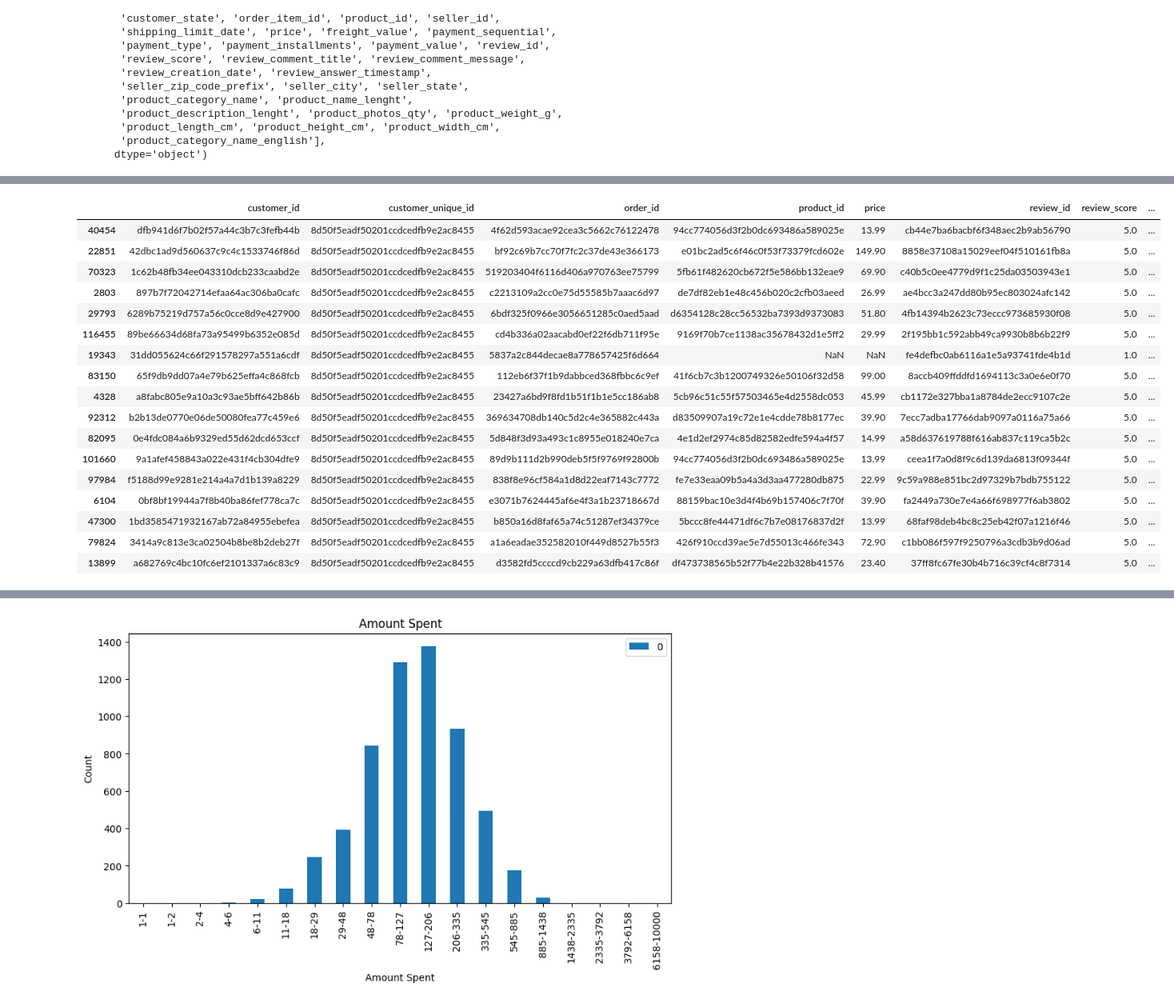
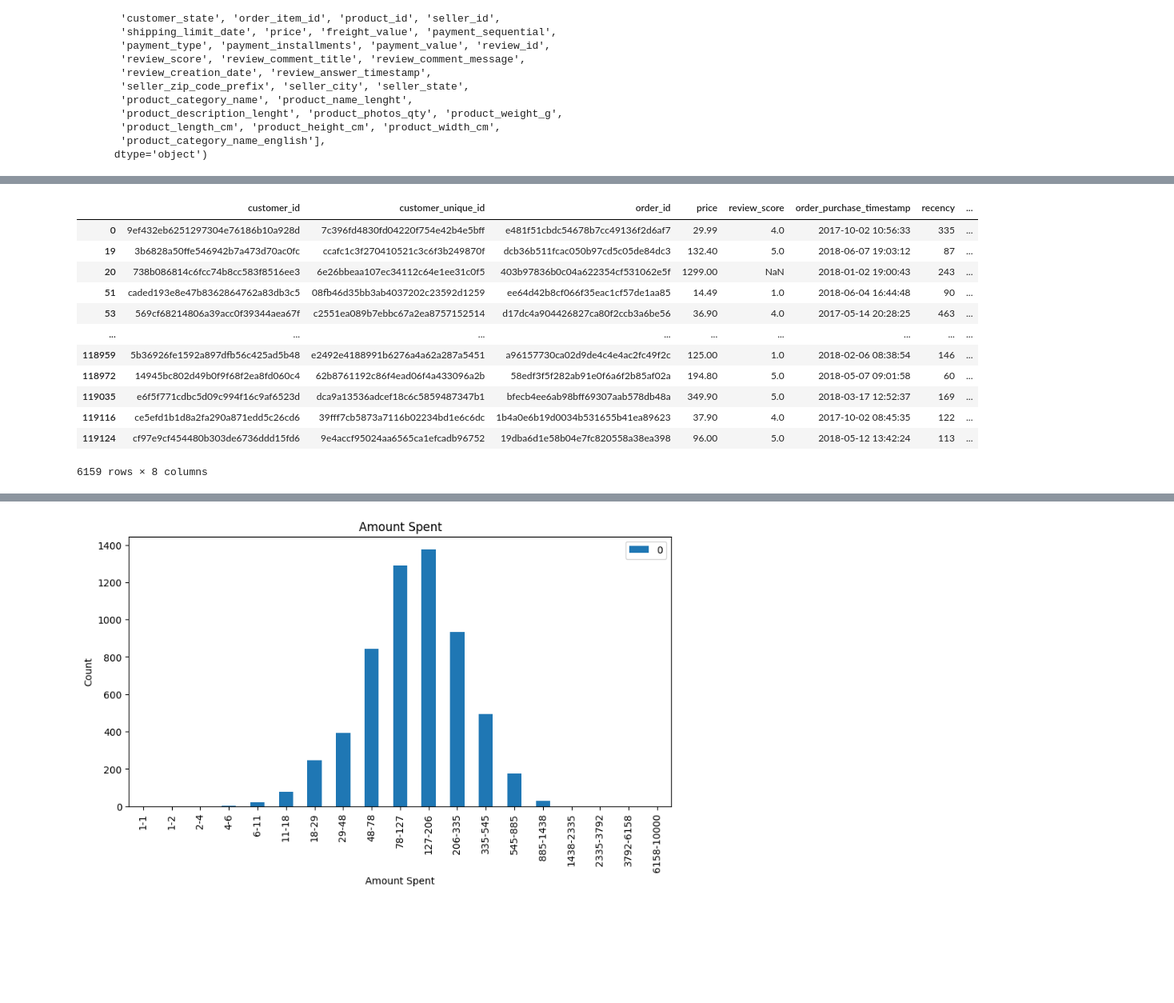
Before and after one commit to ThomasMeb/Projet_4, a Jupyter notebook: Mebarki_Thomas_notebook_exploration_022023.ipynb, the cells around one changed output, grey strips where cells are left out. Shown: that part at 80% size. Cells and saved outputs as stored; diff of their text form; code cells hidden in the pictures; blank space fills up the shorter version.

```diff
--- a/Mebarki_Thomas_notebook_exploration_022023.ipynb
+++ b/Mebarki_Thomas_notebook_exploration_022023.ipynb
@@ -325,2 +282,0 @@ df.drop(labels=['payment_sequential', 'order_item_id'], axis=1, inplace=True)
-# %%
-df.drop_duplicates(inplace=True)
@@ -371,4 +282,0 @@ df.loc[df['price'].isnull()].shape
-# %%
-df['order_purchase_timestamp'] = pd.to_datetime(data['order_purchase_timestamp'])
-# %%
-df.sort_values(by='customer_unique_id', inplace=True)
@@ -406,2 +283,7 @@ Name: customer_unique_id, Length: 96096, dtype: int64
+# %%
+#convert recency to datetime
+df['recency'] = pd.to_datetime(df['recency'])
+#to days
+df['recency'] = (df['recency'].max() - df['recency']).dt.days
 # %%
 df['frequency'] = df.groupby('customer_unique_id')['customer_unique_id'].transform('count')
@@ -424,21 +290,16 @@ df
 # %%
-df.loc[df['frequency']==17]
+df.loc[df['frequency']>1]
 # %% [output]
-|  | customer_id | customer_unique_id | order_id | product_id | price | review_id | review_score | ... |
-| 40454 | dfb941d6f7b02f57a44c3b7c3fefb44b | 8d50f5eadf50201ccdcedfb9e2ac8455 | 4f62d593acae92cea3c5662c76122478 | 94cc774056d3f2b0dc693486a589025e | 13.99 | cb44e7ba6bacbf6f348aec2b9ab56790 | 5.0 | ... |
-| 22851 | 42dbc1ad9d560637c9c4c1533746f86d | 8d50f5eadf50201ccdcedfb9e2ac8455 | bf92c69b7cc70f7fc2c37de43e366173 | e01bc2ad5c6f46c0f53f73379fcd602e | 149.90 | 8858e37108a15029eef04f510161fb8a | 5.0 | ... |
-| 70323 | 1c62b48fb34ee043310dcb233caabd2e | 8d50f5eadf50201ccdcedfb9e2ac8455 | 519203404f6116d406a970763ee75799 | 5fb61f482620cb672f5e586bb132eae9 | 69.90 | c40b5c0ee4779d9f1c25da03503943e1 | 5.0 | ... |
-| 2803 | 897b7f72042714efaa64ac306ba0cafc | 8d50f5eadf50201ccdcedfb9e2ac8455 | c2213109a2cc0e75d55585b7aaac6d97 | de7df82eb1e48c456b020c2cfb03aeed | 26.99 | ae4bcc3a247dd80b95ec803024afc142 | 5.0 | ... |
-| 29793 | 6289b75219d757a56c0cce8d9e427900 | 8d50f5eadf50201ccdcedfb9e2ac8455 | 6bdf325f0966e3056651285c0aed5aad | d6354128c28cc56532ba7393d9373083 | 51.80 | 4fb14394b2623c73eccc973685930f08 | 5.0 | ... |
-| 116455 | 89be66634d68fa73a95499b6352e085d | 8d50f5eadf50201ccdcedfb9e2ac8455 | cd4b336a02aacabd0ef22f6db711f95e | 9169f70b7ce1138ac35678432d1e5ff2 | 29.99 | 2f195bb1c592abb49ca9930b8b6b22f9 | 5.0 | ... |
-| 19343 | 31dd055624c66f291578297a551a6cdf | 8d50f5eadf50201ccdcedfb9e2ac8455 | 5837a2c844decae8a778657425f6d664 | NaN | NaN | fe4defbc0ab6116a1e5a93741fde4b1d | 1.0 | ... |
-| 83150 | 65f9db9dd07a4e79b625effa4c868fcb | 8d50f5eadf50201ccdcedfb9e2ac8455 | 112eb6f37f1b9dabbced368fbbc6c9ef | 41f6cb7c3b1200749326e50106f32d58 | 99.00 | 8accb409ffddfd1694113c3a0e6e0f70 | 5.0 | ... |
-| 4328 | a8fabc805e9a10a3c93ae5bff642b86b | 8d50f5eadf50201ccdcedfb9e2ac8455 | 23427a6bd9f8fd1b51f1b1e5cc186ab8 | 5cb96c51c55f57503465e4d2558dc053 | 45.99 | cb1172e327bba1a8784de2ecc9107c2e | 5.0 | ... |
-| 92312 | b2b13de0770e06de50080fea77c459e6 | 8d50f5eadf50201ccdcedfb9e2ac8455 | 369634708db140c5d2c4e365882c443a | d83509907a19c72e1e4cdde78b8177ec | 39.90 | 7ecc7adba17766dab9097a0116a75a66 | 5.0 | ... |
-| 82095 | 0e4fdc084a6b9329ed55d62dcd653ccf | 8d50f5eadf50201ccdcedfb9e2ac8455 | 5d848f3d93a493c1c8955e018240e7ca | 4e1d2ef2974c85d82582edfe594a4f57 | 14.99 | a58d637619788f616ab837c119ca5b2c | 5.0 | ... |
-| 101660 | 9a1afef458843a022e431f4cb304dfe9 | 8d50f5eadf50201ccdcedfb9e2ac8455 | 89d9b111d2b990deb5f5f9769f92800b | 94cc774056d3f2b0dc693486a589025e | 13.99 | ceea1f7a0d8f9c6d139da6813f09344f | 5.0 | ... |
-| 97984 | f5188d99e9281e214a4a7d1b139a8229 | 8d50f5eadf50201ccdcedfb9e2ac8455 | 838f8e96cf584a1d8d22eaf7143c7772 | fe7e33eaa09b5a4a3d3aa477280db875 | 22.99 | 9c59a988e851bc2d97329b7bdb755122 | 5.0 | ... |
-| 6104 | 0bf8bf19944a7f8b40ba86fef778ca7c | 8d50f5eadf50201ccdcedfb9e2ac8455 | e3071b7624445af6e4f3a1b23718667d | 88159bac10e3d4f4b69b157406c7f70f | 39.90 | fa2449a730e7e4a66f698977f6ab3802 | 5.0 | ... |
-| 47300 | 1bd3585471932167ab72a84955ebefea | 8d50f5eadf50201ccdcedfb9e2ac8455 | b850a16d8faf65a74c51287ef34379ce | 5bccc8fe44471df6c7b7e08176837d2f | 13.99 | 68faf98deb4bc8c25eb42f07a1216f46 | 5.0 | ... |
-| 79824 | 3414a9c813e3ca02504b8be8b2deb27f | 8d50f5eadf50201ccdcedfb9e2ac8455 | a1a6eadae352582010f449d8527b55f3 | 426f910ccd39ae5e7d55013c466fe343 | 72.90 | c1bb086f597f9250796a3cdb3b9d06ad | 5.0 | ... |
-| 13899 | a682769c4bc10fc6ef2101337a6c83c9 | 8d50f5eadf50201ccdcedfb9e2ac8455 | d3582fd5ccccd9cb229a63dfb417c86f | df473738565b52f77b4e22b328b41576 | 23.40 | 37ff8fc67fe30b4b716c39cf4c8f7314 | 5.0 | ... |
+|  | customer_id | customer_unique_id | order_id | price | review_score | order_purchase_timestamp | recency | ... |
+| 0 | 9ef432eb6251297304e76186b10a928d | 7c396fd4830fd04220f754e42b4e5bff | e481f51cbdc54678b7cc49136f2d6af7 | 29.99 | 4.0 | 2017-10-02 10:56:33 | 335 | ... |
+| 19 | 3b6828a50ffe546942b7a473d70ac0fc | ccafc1c3f270410521c3c6f3b249870f | dcb36b511fcac050b97cd5c05de84dc3 | 132.40 | 5.0 | 2018-06-07 19:03:12 | 87 | ... |
+| 20 | 738b086814c6fcc74b8cc583f8516ee3 | 6e26bbeaa107ec34112c64e1ee31c0f5 | 403b97836b0c04a622354cf531062e5f | 1299.00 | NaN | 2018-01-02 19:00:43 | 243 | ... |
+| 51 | caded193e8e47b8362864762a83db3c5 | 08fb46d35bb3ab4037202c23592d1259 | ee64d42b8cf066f35eac1cf57de1aa85 | 14.49 | 1.0 | 2018-06-04 16:44:48 | 90 | ... |
+| 53 | 569cf68214806a39acc0f39344aea67f | c2551ea089b7ebbc67a2ea8757152514 | d17dc4a904426827ca80f2ccb3a6be56 | 36.90 | 4.0 | 2017-05-14 20:28:25 | 463 | ... |
+| ... | ... | ... | ... | ... | ... | ... | ... | ... |
+| 118959 | 5b36926fe1592a897dfb56c425ad5b48 | e2492e4188991b6276a4a62a287a5451 | a96157730ca02d9de4c4e4ac2fc49f2c | 125.00 | 1.0 | 2018-02-06 08:38:54 | 146 | ... |
+| 118972 | 14945bc802d49b0f9f68f2ea8fd060c4 | 62b8761192c86f4ead06f4a433096a2b | 58edf3f5f282ab91e0f6a6f2b85af02a | 194.80 | 5.0 | 2018-05-07 09:01:58 | 60 | ... |
+| 119035 | e6f5f771cdbc5d09c994f16c9af6523d | dca9a13536adcef18c6c5859487347b1 | bfecb4ee6ab98bff69307aab578db48a | 349.90 | 5.0 | 2018-03-17 12:52:37 | 169 | ... |
+| 119116 | ce5efd1b1d8a2fa290a871edd5c26cd6 | 39fff7cb5873a7116b02234bd1e6c6dc | 1b4a0e6b19d0034b531655b41ea89623 | 37.90 | 4.0 | 2017-10-02 08:45:35 | 122 | ... |
+| 119124 | cf97e9cf454480b303de6736ddd15fd6 | 9e4accf95024aa6565ca1efcadb96752 | 19dba6d1e58b04e7fc820558a38ea398 | 96.00 | 5.0 | 2018-05-12 13:42:24 | 113 | ... |
+6159 rows × 8 columns
```
Also changed, not shown: parts of 63 cells of this notebook, 4 other files.
